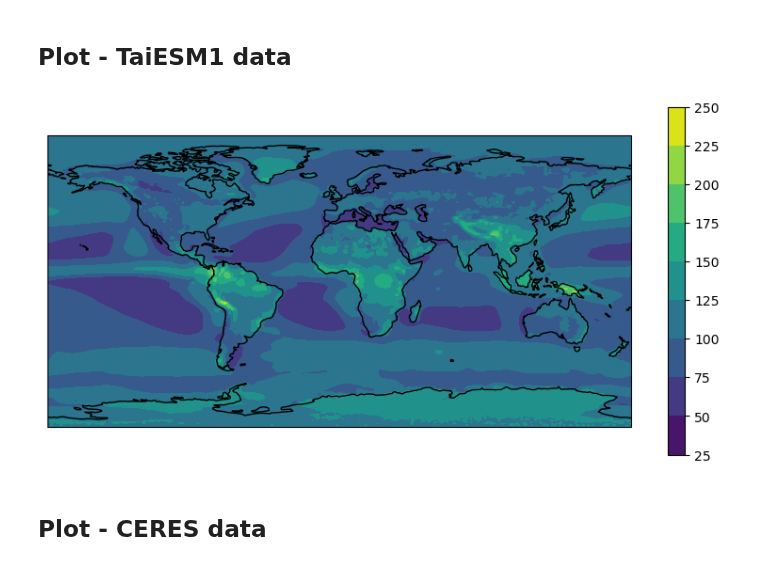
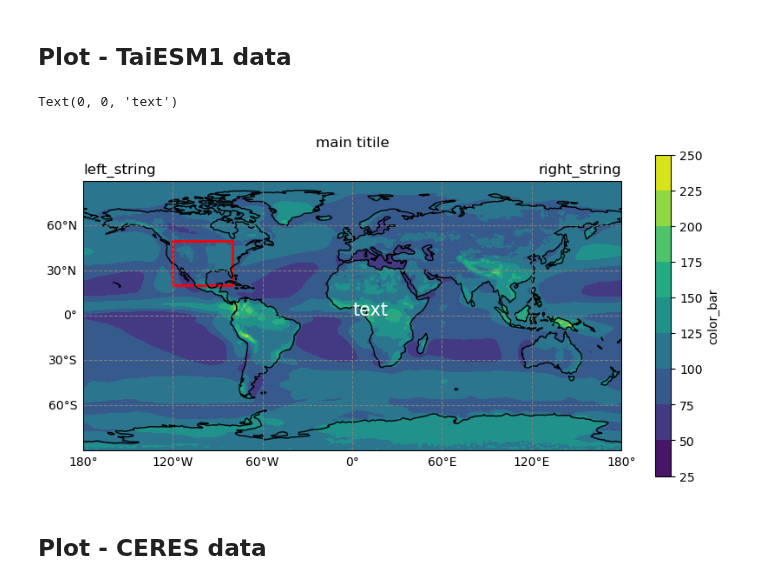
Before and after one commit to yihsuanchen/python, a Jupyter notebook: yhc_module_and_notes/notes-cn_map-cartopy.ipynb, the cells around one changed output. Drawn from its saved outputs; the diff is of its cells as text; code cells hidden in the pictures.

```diff
--- a/yhc_module_and_notes/notes-cn_map-cartopy.ipynb
+++ b/yhc_module_and_notes/notes-cn_map-cartopy.ipynb
@@ -55,25 +58,63 @@ da_ceres = xr.open_dataset(fname_ceres)
 # %%
 #--- determine map projection
-map_projection = ccrs.PlateCarree()
+#.     list of map projections: https://scitools.org.uk/cartopy/docs/latest/reference/projections.html
+map_projection = ccrs.PlateCarree(central_longitude=0)
+#map_projection = ccrs.PlateCarree()
 
 #--- add a cyclic point in lon, otherwise, there will be a white line at the edge
 data, lon_cyclic = cutil.add_cyclic_point(da_rsut.rsut.mean("time"), coord=da_rsut.lon)
 
 #--- plot
 fig = plt.figure(figsize=(10, 6))
 ax = plt.axes(projection=map_projection)
 
 cn_map_rsut = ax.contourf(lon_cyclic, da_rsut.lat, data, transform=map_projection)
 
 #--- add coast lines
 ax.add_feature(cfeature.COASTLINE)
 #ax.add_feature(cfeature.BORDERS)
-#ax.set_global()
+ax.set_global()
+
+#--- add grid lines
+gl = ax.gridlines(draw_labels=True, linestyle='--', color='gray', alpha = 1)  # add lat/lon grid lines
+#gl.xlocator = plt.FixedLocator(np.arange(-180, 181, 30))
+#gl.ylocator = plt.FixedLocator(np.arange(-90, 90, 15))
+gl.top_labels = False
+gl.right_labels = False
+
+#--- set tickmarks
+#ax.set_xticks(np.arange(-180, 181, 30))
+#ax.set_yticks(np.arange(-90, 91, 30))
+lon_formatter = cticker.LongitudeFormatter(zero_direction_label=True)
+lat_formatter = cticker.LatitudeFormatter()
+ax.xaxis.set_major_formatter(lon_formatter)
+ax.yaxis.set_major_formatter(lat_formatter)
+
+#--- add texts
+ax.set_title("main titile", y=1.1)
+ax.set_title("left_string", loc='left')
+ax.set_title("right_string", loc='right')
 
 #--- plot a colorbar
-cbar = plt.colorbar(cn_map_rsut, ax=ax, orientation='vertical', shrink=0.8)
+cbar = plt.colorbar(cn_map_rsut, ax=ax, orientation='vertical', shrink=0.8, label = "color_bar")
+#cbar = plt.colorbar(cn_map_rsut, ax=ax, orientation='horizontal', shrink=0.8, label = "color_bar")
+
+#--- plot a box
+lon1, lon2 = -120, -80
+lat1, lat2 = 20, 50
+rect = mpatches.Rectangle((lon1, lat1), lon2 - lon1, lat2 - lat1, facecolor='none', edgecolor='red', linewidth=2, transform=map_projection)
+ax.add_patch(rect)
+
+#--- add a text
+ax.text(0, 0, 'text', fontsize = 15, color = "white")
+
+# Set the extent of the map
+
+#rect = mpatches.Rectangle((lon1, lat1), lon2 - lon1, lat2 - lat1, facecolor='none', edgecolor='red', linewidth=2, transform=ccrs.PlateCarree())
+#ax.plot([30,30],[0,60])
 # %% [output]
+Text(0, 0, 'text')
-[figure, old version]
+[figure, new version]
 # %% [markdown]
 ## Plot - CERES data
 # %%
```
Also changed, not shown: parts of 5 cells of this notebook.
